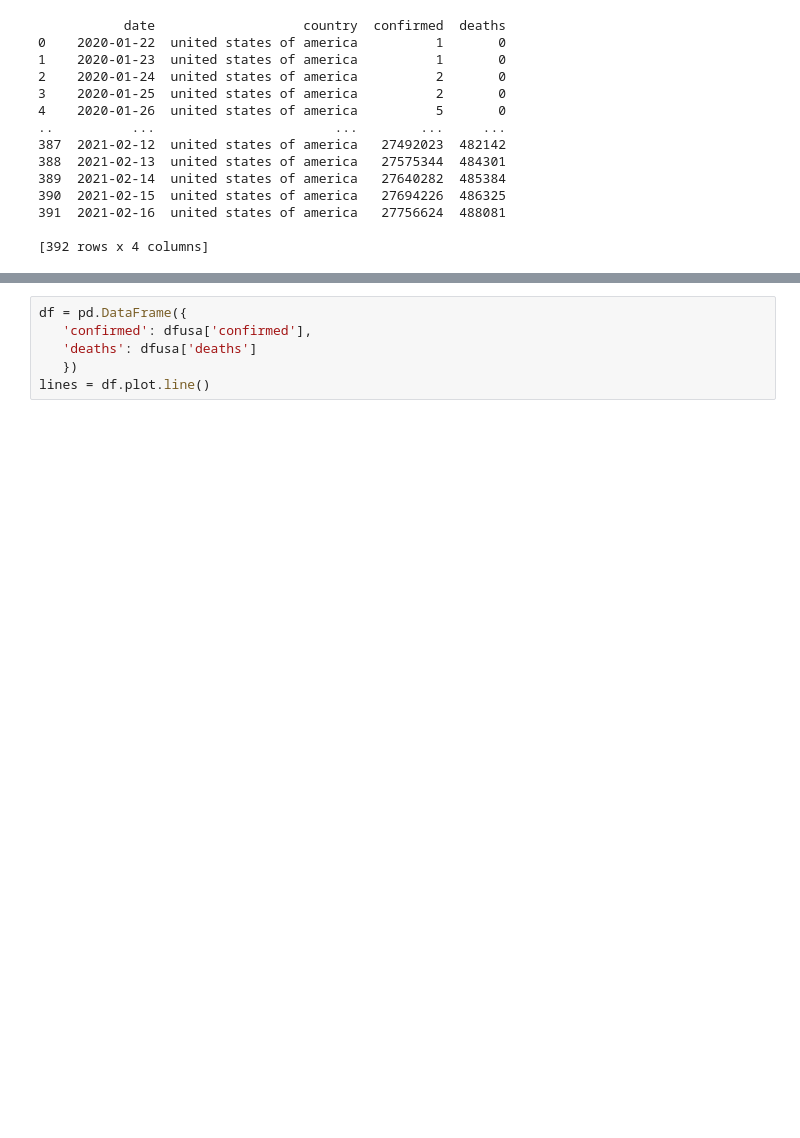
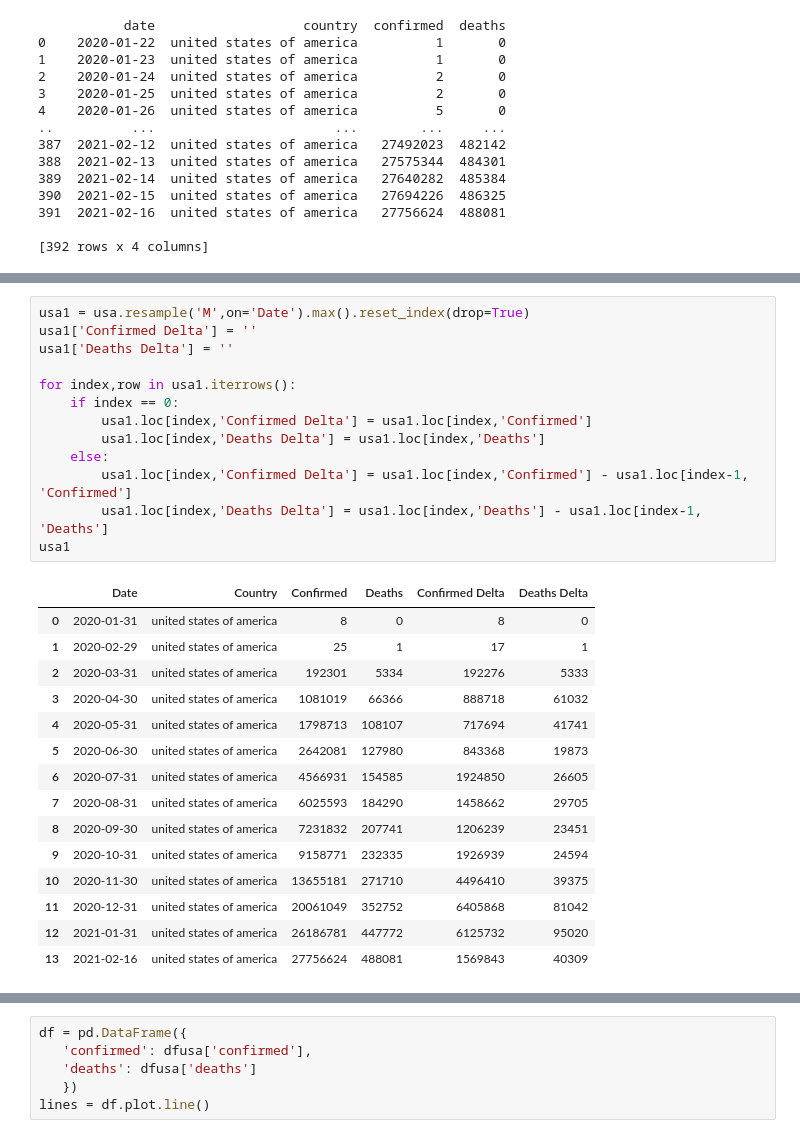
Before and after one commit to Rcidm1994/Project1, a Jupyter notebook: Main.ipynb, the cells around one changed output, grey strips where cells are left out. Cells and saved outputs as stored; diff of their text form; blank space fills up the shorter version.

```diff
--- a/Main.ipynb
+++ b/Main.ipynb
@@ -76,0 +126,29 @@ print(dfusa)
+# %%
+usa1 = usa.resample('M',on='Date').max().reset_index(drop=True)
+usa1['Confirmed Delta'] = ''
+usa1['Deaths Delta'] = ''
+
+for index,row in usa1.iterrows():
+    if index == 0:
+        usa1.loc[index,'Confirmed Delta'] = usa1.loc[index,'Confirmed']
+        usa1.loc[index,'Deaths Delta'] = usa1.loc[index,'Deaths']
+    else:
+        usa1.loc[index,'Confirmed Delta'] = usa1.loc[index,'Confirmed'] - usa1.loc[index-1, 'Confirmed']
+        usa1.loc[index,'Deaths Delta'] = usa1.loc[index,'Deaths'] - usa1.loc[index-1, 'Deaths']
+usa1
+# %% [output]
+|  | Date | Country | Confirmed | Deaths | Confirmed Delta | Deaths Delta |
+| 0 | 2020-01-31 | united states of america | 8 | 0 | 8 | 0 |
+| 1 | 2020-02-29 | united states of america | 25 | 1 | 17 | 1 |
+| 2 | 2020-03-31 | united states of america | 192301 | 5334 | 192276 | 5333 |
+| 3 | 2020-04-30 | united states of america | 1081019 | 66366 | 888718 | 61032 |
+| 4 | 2020-05-31 | united states of america | 1798713 | 108107 | 717694 | 41741 |
+| 5 | 2020-06-30 | united states of america | 2642081 | 127980 | 843368 | 19873 |
+| 6 | 2020-07-31 | united states of america | 4566931 | 154585 | 1924850 | 26605 |
+| 7 | 2020-08-31 | united states of america | 6025593 | 184290 | 1458662 | 29705 |
+| 8 | 2020-09-30 | united states of america | 7231832 | 207741 | 1206239 | 23451 |
+| 9 | 2020-10-31 | united states of america | 9158771 | 232335 | 1926939 | 24594 |
+| 10 | 2020-11-30 | united states of america | 13655181 | 271710 | 4496410 | 39375 |
+| 11 | 2020-12-31 | united states of america | 20061049 | 352752 | 6405868 | 81042 |
+| 12 | 2021-01-31 | united states of america | 26186781 | 447772 | 6125732 | 95020 |
+| 13 | 2021-02-16 | united states of america | 27756624 | 488081 | 1569843 | 40309 |
```
Also changed, not shown: parts of 8 cells of this notebook.
